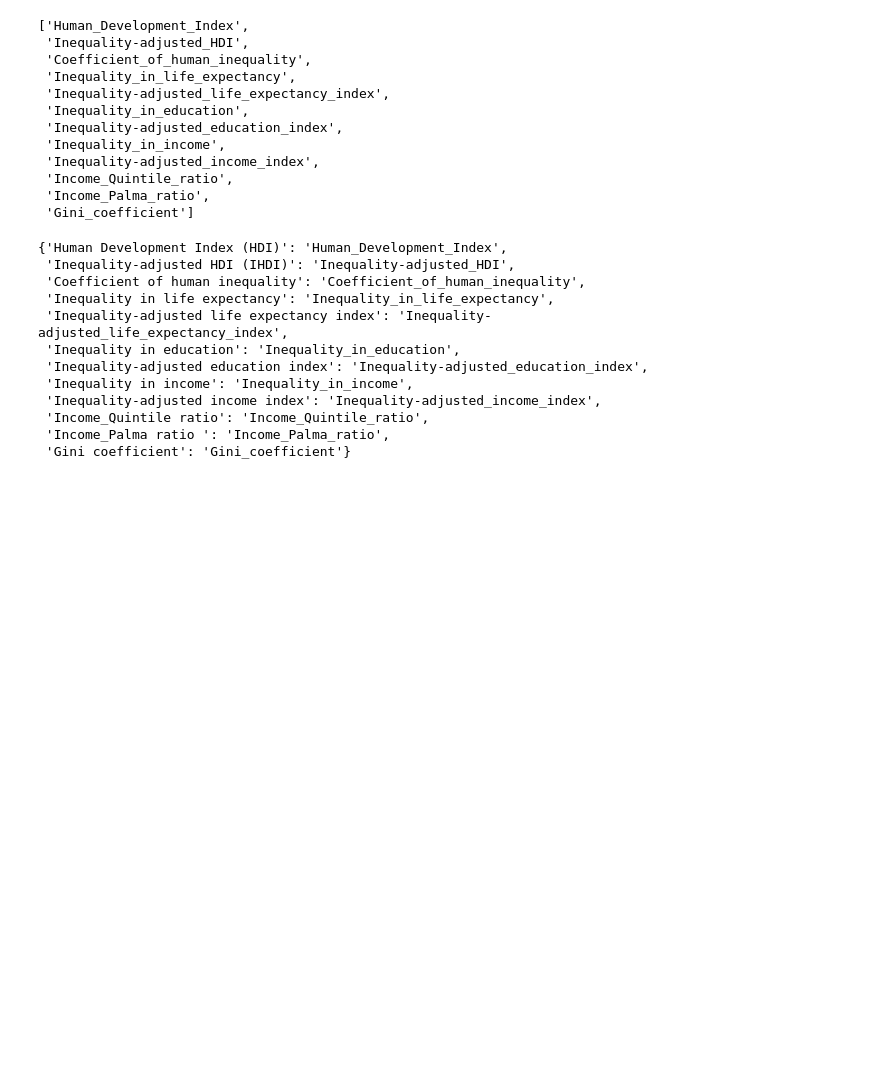
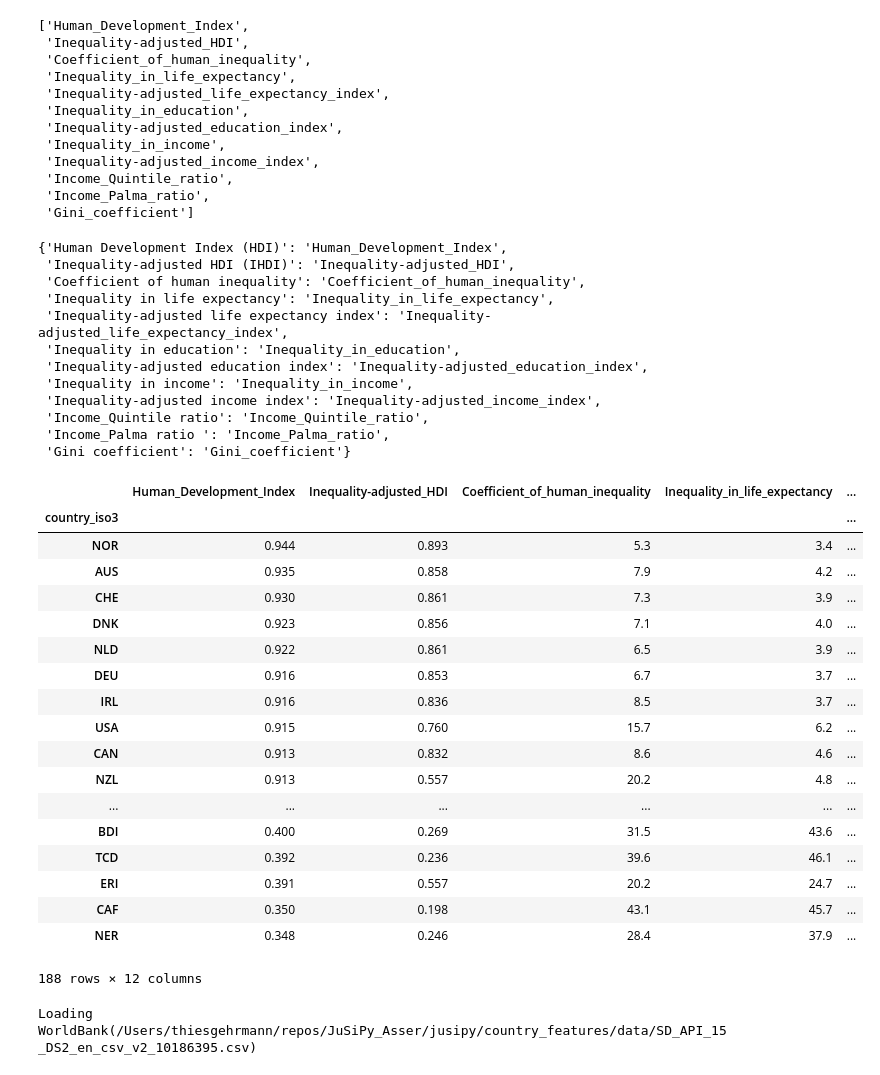
Before and after one commit to thiesgehrmann/JuSiPy_Asser, a Jupyter notebook: 1_pipeline_features.ipynb, the cells around one changed output. Cells and saved outputs as stored; diff of their text form; code cells hidden in the pictures; blank space fills up the shorter version.

```diff
--- a/1_pipeline_features.ipynb
+++ b/1_pipeline_features.ipynb
@@ -307,0 +332,28 @@ dict(zip(list(unhdi.features.columns), newnames))
+# %%
+I = Impute(unhdi.features, strategy='median')
+# %%
+I.predict(unhdi.features)
+# %% [output]
+|  | Human_Development_Index | Inequality-adjusted_HDI | Coefficient_of_human_inequality | Inequality_in_life_expectancy | ... |
+| country_iso3 |  |  |  |  | ... |
+| NOR | 0.944 | 0.893 | 5.3 | 3.4 | ... |
+| AUS | 0.935 | 0.858 | 7.9 | 4.2 | ... |
+| CHE | 0.930 | 0.861 | 7.3 | 3.9 | ... |
+| DNK | 0.923 | 0.856 | 7.1 | 4.0 | ... |
+| NLD | 0.922 | 0.861 | 6.5 | 3.9 | ... |
+| DEU | 0.916 | 0.853 | 6.7 | 3.7 | ... |
+| IRL | 0.916 | 0.836 | 8.5 | 3.7 | ... |
+| USA | 0.915 | 0.760 | 15.7 | 6.2 | ... |
+| CAN | 0.913 | 0.832 | 8.6 | 4.6 | ... |
+| NZL | 0.913 | 0.557 | 20.2 | 4.8 | ... |
+| ... | ... | ... | ... | ... | ... |
+| BDI | 0.400 | 0.269 | 31.5 | 43.6 | ... |
+| TCD | 0.392 | 0.236 | 39.6 | 46.1 | ... |
+| ERI | 0.391 | 0.557 | 20.2 | 24.7 | ... |
+| CAF | 0.350 | 0.198 | 43.1 | 45.7 | ... |
+| NER | 0.348 | 0.246 | 28.4 | 37.9 | ... |
+188 rows × 12 columns
+# %%
+A_country = jusipy.country_features.All()
+# %% [output]
+Loading WorldBank(/Users/thiesgehrmann/repos/JuSiPy_Asser/jusipy/country_features/data/SD_API_15_DS2_en_csv_v2_10186395.csv)
```
Also changed, not shown: parts of 4 cells of this notebook, 3 other files.
